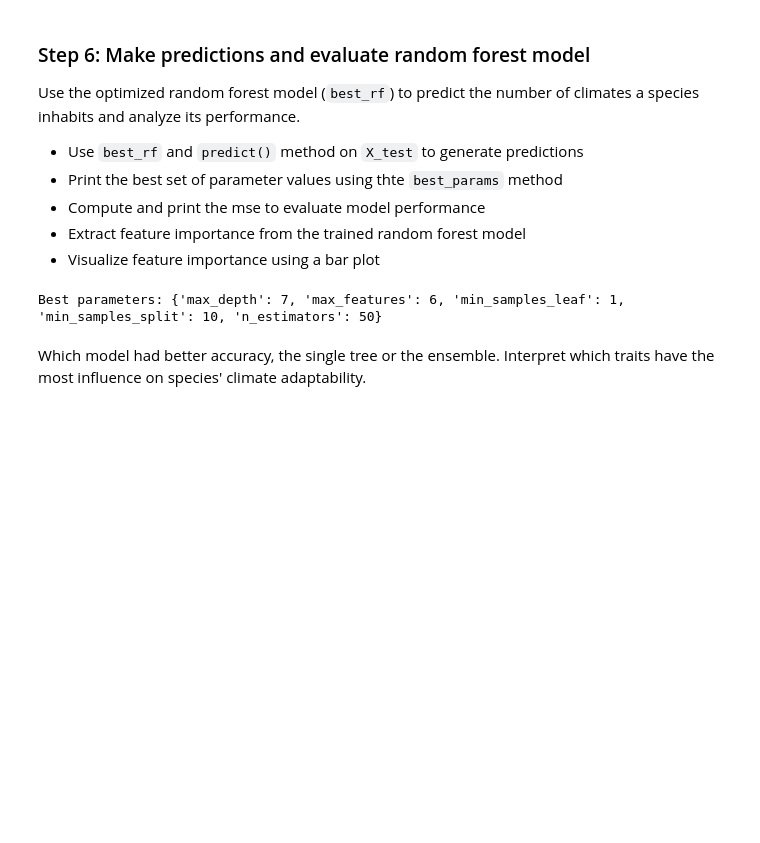
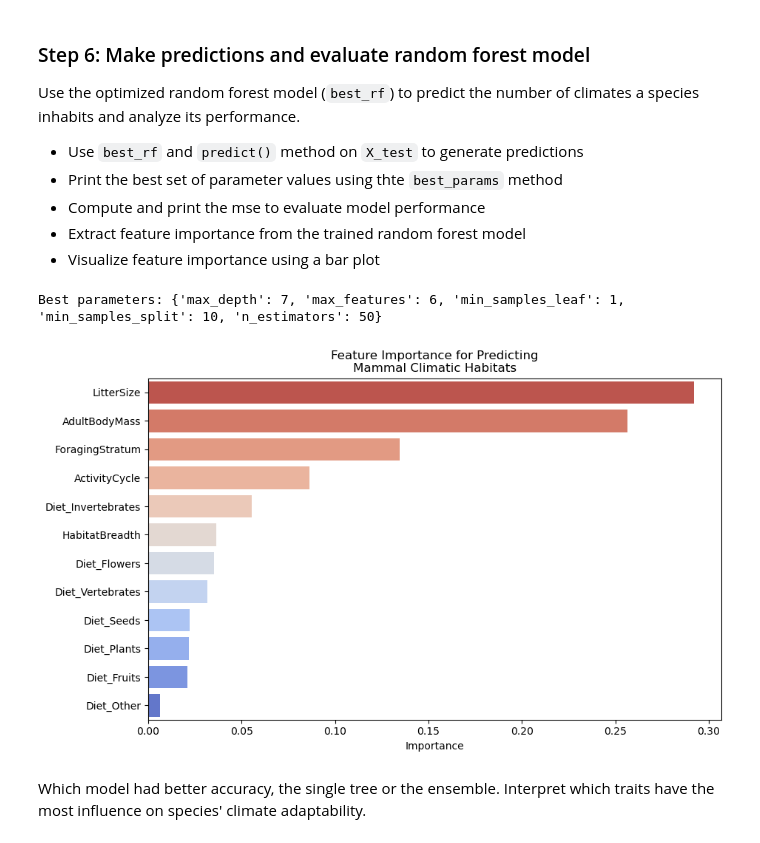
Before and after one commit to haylee360/EDS232-labs, a Jupyter notebook: Week6/lab6-mammal-traits.ipynb, the cells around one changed output. Drawn from its saved outputs; the diff is of its cells as text; code cells hidden in the pictures; blank space fills up the shorter version.

```diff
--- a/Week6/lab6-mammal-traits.ipynb
+++ b/Week6/lab6-mammal-traits.ipynb
@@ -310,6 +310,27 @@ best_preds = best_rf.predict(X_test)
 print(f"Best parameters: {gs.best_params_}")
 # %% [output]
 Best parameters: {'max_depth': 7, 'max_features': 6, 'min_samples_leaf': 1, 'min_samples_split': 10, 'n_estimators': 50}
+# %%
+# Get feature importance
+feature_importance =best_rf.feature_importances_
+
+# Create a df of importance and features
+imp_df = pd.DataFrame(zip(X_test.columns, feature_importance), columns=['Feature', 'Importance'])
+
+# Sort by importance
+imp_df = imp_df.sort_values(by='Importance', ascending=False)
+# %%
+# Create the bar plot
+plt.figure(figsize=(10, 6))
+sns.barplot(x='Importance', y='Feature', data=imp_df, palette='coolwarm_r', hue='Feature', legend=False)
+
+# Add labels and title
+plt.xlabel('Importance')
+plt.ylabel('')
+plt.title('Feature Importance for Predicting\nMammal Climatic Habitats')
+plt.show()
+# %% [output]
+[figure, added]
 # %% [markdown]
 Which model had better accuracy, the single tree or the ensemble.  Interpret which traits have the most influence on species' climate adaptability.
 # %% [markdown]
```
Also changed, not shown: 1 other file.
